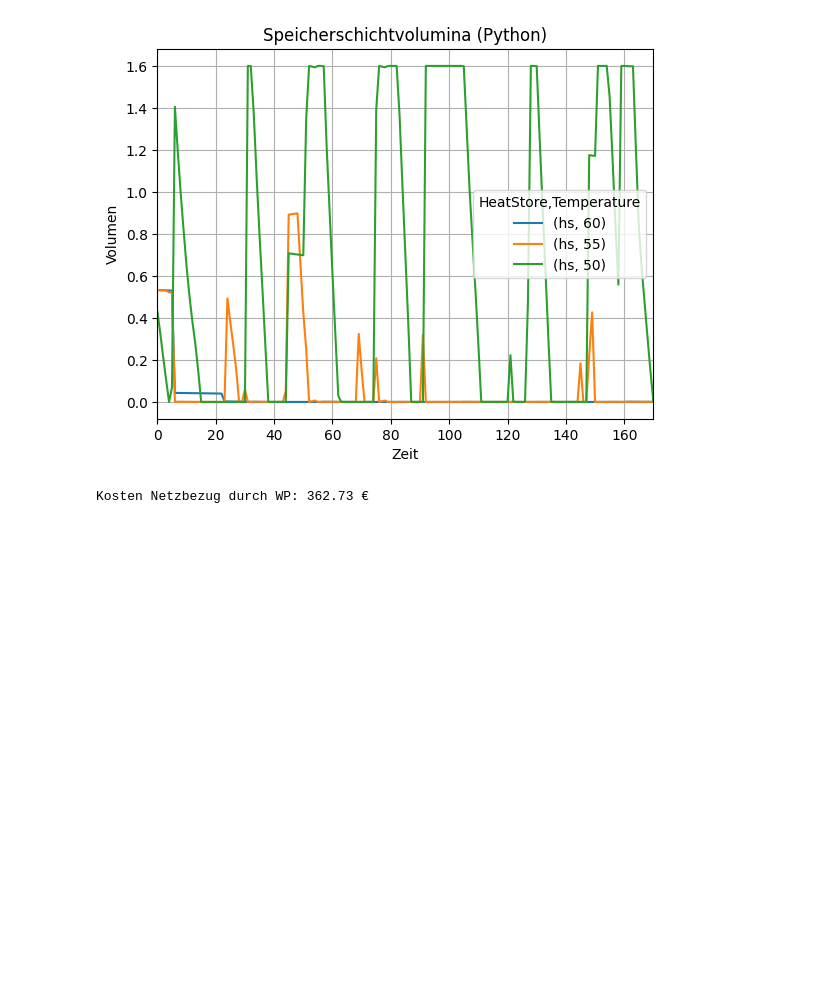
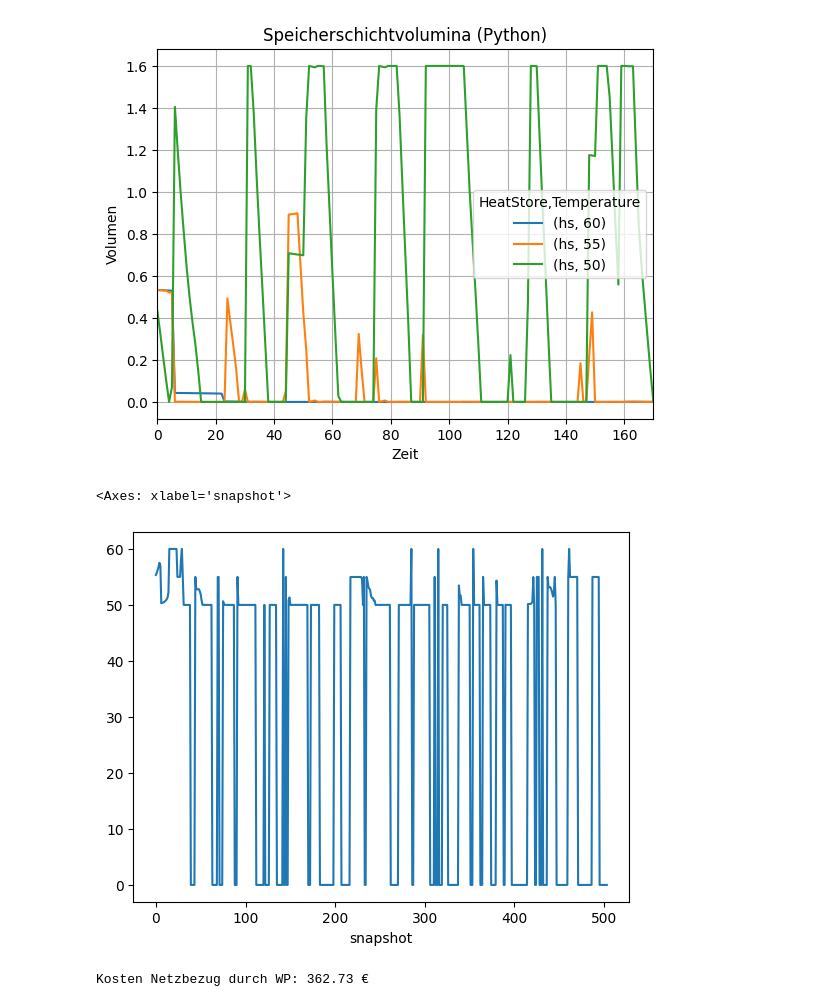
Before and after one commit to choffma8/masterprojektWaermespeicher, a Jupyter notebook: konstanterTemperaturspeicher - 3 Wochen.ipynb, the cells around one changed output. Drawn from its saved outputs; the diff is of its cells as text; code cells hidden in the pictures; blank space fills up the shorter version.

```diff
--- a/konstanterTemperaturspeicher - 3 Wochen.ipynb
+++ b/konstanterTemperaturspeicher - 3 Wochen.ipynb
@@ -405,6 +405,13 @@ plt.savefig('Outputs/konstanterTemperaturspeicher/py_speicherschichten.png')
 plt.show()
 # %% [output]
 [figure]
+# %%
+py_hs_T_avg = (n.heat_stores_t.V.iloc[:, 0] * 60 + n.heat_stores_t.V.iloc[:, 1] * 55 + n.heat_stores_t.V.iloc[:, 2] * 50) / (n.heat_stores_t.V.iloc[:, 0] + n.heat_stores_t.V.iloc[:, 1] + n.heat_stores_t.V.iloc[:, 2])
+py_hs_T_avg.fillna(0, inplace=True)
+py_hs_T_avg.plot()
+# %% [output]
+<Axes: xlabel='snapshot'>
+[figure, added]
 # %%
 # Berechnung der Kosten für den Netzbezug durch die Wärmepumpe
 cost_grid = p_elec * grid_cost
```
Also changed, not shown: parts of 5 cells of this notebook, 2 other files.
